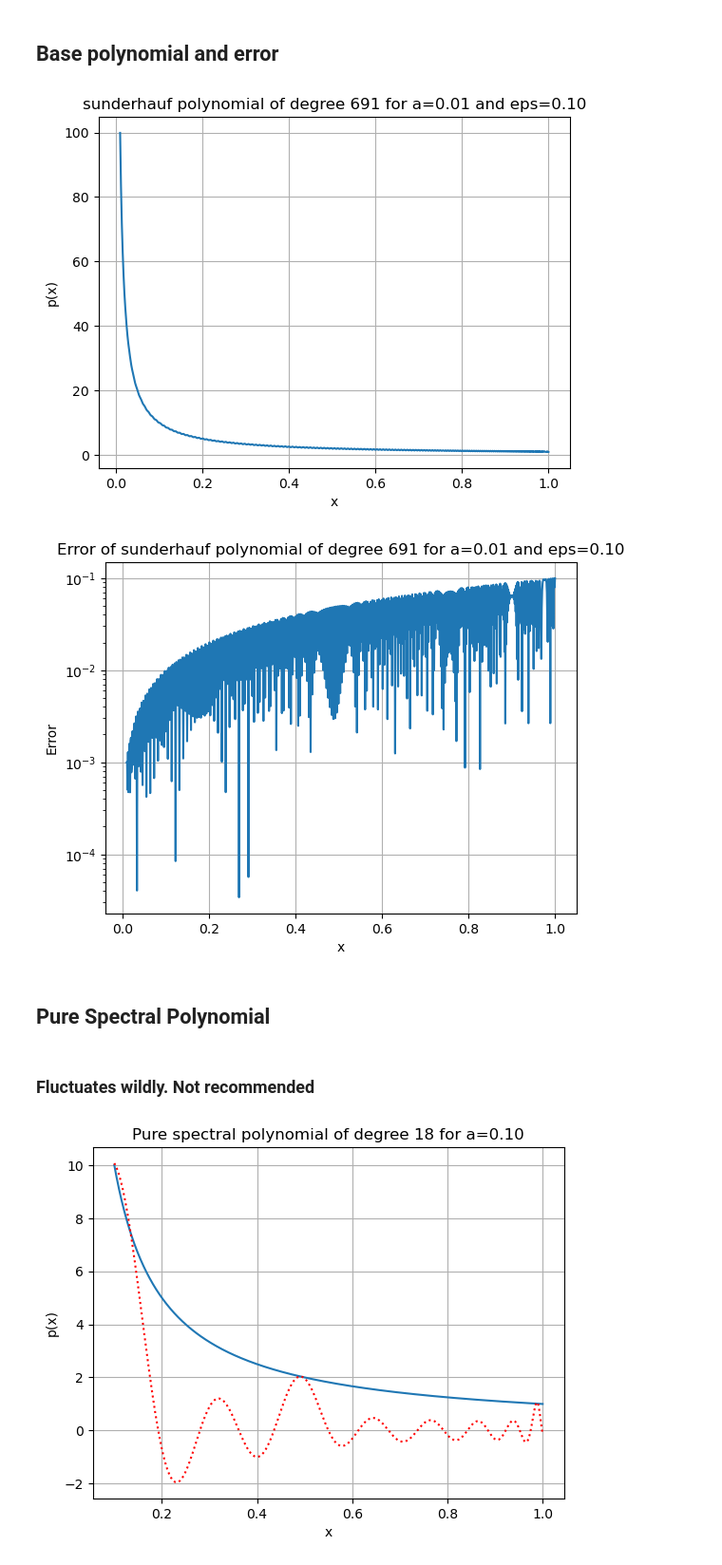
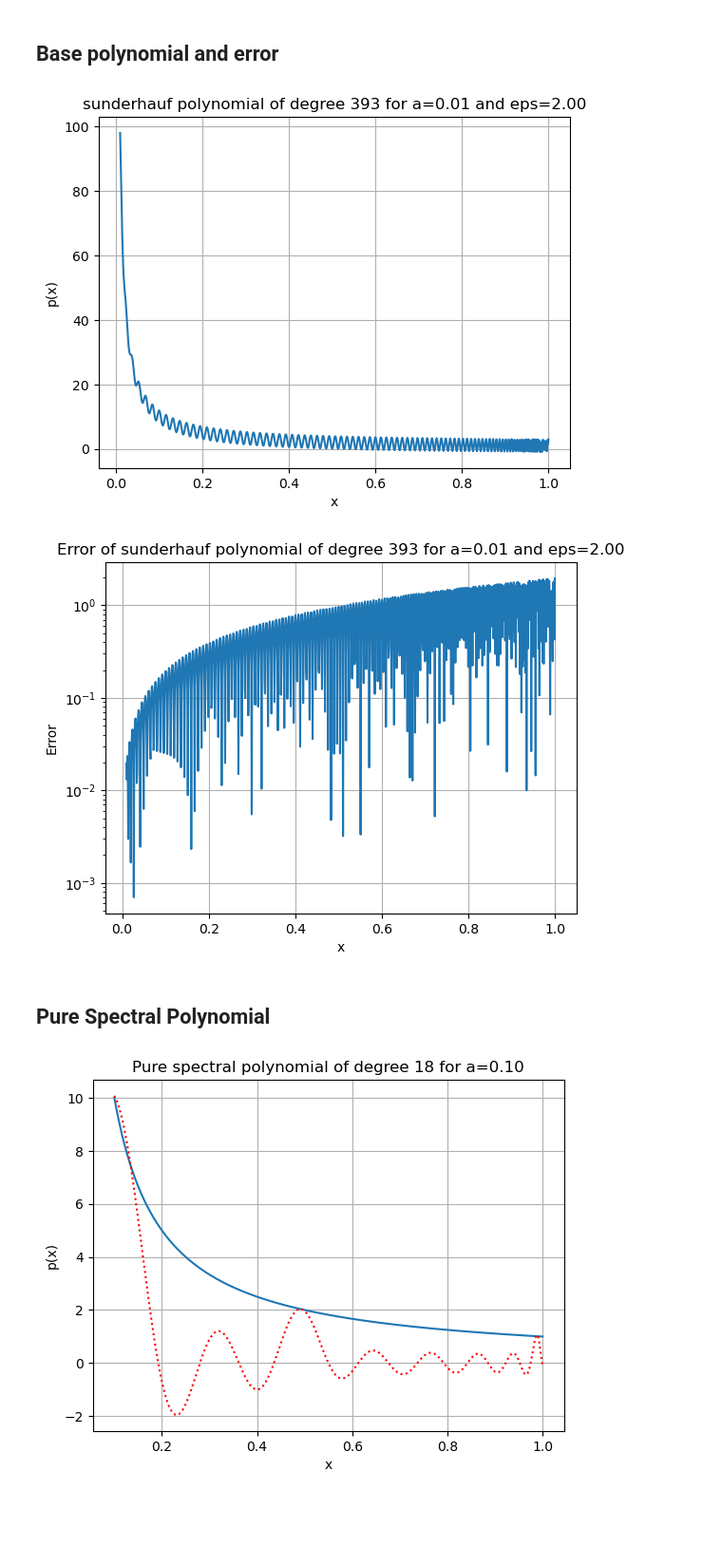
Before and after one commit to UW-ERSL/SpectralCorrectionQSVT, a Jupyter notebook: tutorial.ipynb, the cells around one changed output. Shown at 95% size. Saved outputs shown, nothing was run; the diff lists cells and outputs as text; code cells hidden in the pictures; blank space fills up the shorter version.

```diff
--- a/tutorial.ipynb
+++ b/tutorial.ipynb
@@ -10,38 +10,36 @@ from QSVTSolvers import StandardQSVT,PureSpectralQSVT,SpectrallyBootstrappedQSVT
 ## Base polynomial and error
 # %%
 kappa = 100
-eps = 0.1
+eps = 2
 a = 1/kappa
 base = 'sunderhauf'
 polyClass = BASE_POLYS[base.lower()]
 
 degree   = polyClass.mindegree(eps, a)
 poly = polyClass.poly(degree, a)
 
 x = np.linspace(a, 1.0,1000)
 y = poly(x)
 plt.plot(x, y)
 plt.xlabel('x')
 plt.ylabel('p(x)')
 plt.title(f'{base} polynomial of degree {degree} for a={a:.2f} and eps={eps:.2f}')
 plt.grid()
 plt.show()
 
 error = np.abs(x * poly(x) - 1.0)
 plt.plot(x, error)
 plt.xlabel('x')
 plt.ylabel('Error')
 plt.title(f'Error of {base} polynomial of degree {degree} for a={a:.2f} and eps={eps:.2f}')
 plt.yscale('log')
 plt.grid()
 plt.show()
 # %% [output]
-[figure, old version]
+[figure, new version]
-[figure, old version]
+[figure, new version]
 # %% [markdown]
 ## Pure Spectral Polynomial
-# %% [markdown]
-### Fluctuates wildly. Not recommended
 # %%
 kappa = 10
 lam = np.array([1/kappa, 0.5, 1])/1.01
```
Also changed, not shown: parts of 3 cells of this notebook.
